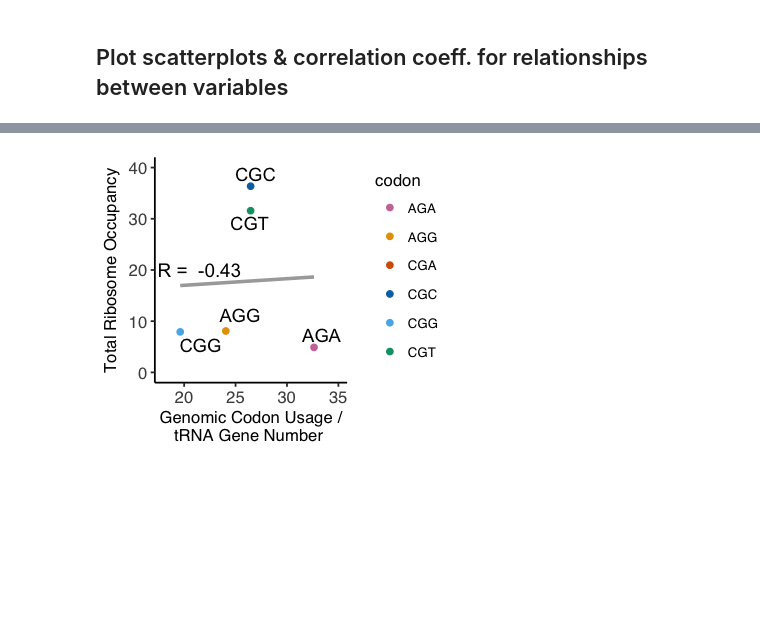
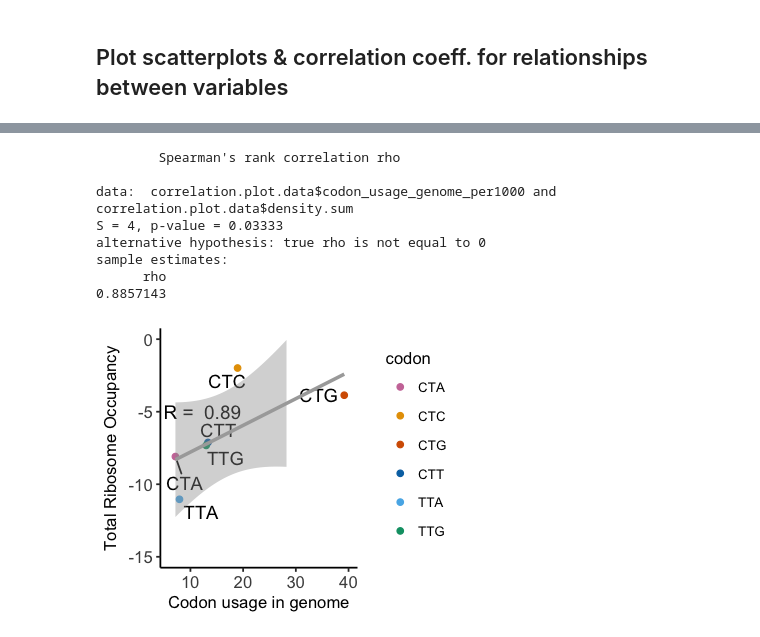
Before and after one commit to adarnell/2017_adarnell_riboseq_Rpipeline_test, a Jupyter notebook: scripts/plot_codon_usage.ipynb, the cells around one changed output, grey strips where cells are left out. Cells and saved outputs as stored; diff of their text form; code cells hidden in the pictures; blank space fills up the shorter version.

Commit message:
plotted correlations between trna gene numb and codon usage vs pausing for leucine codons

```diff
--- a/scripts/plot_codon_usage.ipynb
+++ b/scripts/plot_codon_usage.ipynb
@@ -392,0 +490,26 @@ correlation.plot.data %>%
+# %%
+
+options(repr.plot.width = 3, repr.plot.height = 2.5)
+
+correlation.plot.data <- correlationdata %>%
+  select(codon,codon_usage_transcriptome_per1000,density.sum)
+
+correlation.plot.data %>%
+  ggplot(aes(x = codon_usage_transcriptome_per1000, y = density.sum)) +
+  geom_text_repel(aes(label=codon),hjust=.55, vjust=-.75) +
+  #facet_wrap(~ anticodon, scales = "free") +
+  geom_point(aes(color=codon)) +
+  theme_classic(base_family='Arial',base_size=10) +
+  theme(axis.text = element_text(size=10)) +
+  #scale_y_continuous(limits=c(0,NA)) +
+  xlab("Codon usage in translated genes") +
+  ylab("Total Ribosome Occupancy") +
+  xlim(6,35) +
+  ylim(-15,0) +
+  annotate(x=11.3, y=-5,
+         label=paste("R = ", round(cor(correlation.plot.data$codon_usage_transcriptome_per1000, correlation.plot.data$density.sum, method = 'spearman'),2)),
+         geom="text", size=4) +
+  geom_smooth(method="lm", color='darkgrey') +
+  scale_colour_manual(values=rep(cbPalette, 2)) +
+  ggsave('../figures/20170921_leucine_codonusagetranscriptome_vs_pausing_scatter.svg', width = 3, height = 2.5, units = 'in')
+cor.test(correlation.plot.data$codon_usage_transcriptome_per1000, correlation.plot.data$density.sum, method = "spearman", conf.level = 0.95)
@@ -393,26 +526,35 @@ correlation.plot.data %>%
 # %%
 options(repr.plot.width = 3, repr.plot.height = 2.5)
 
 correlation.plot.data <- correlationdata %>%
-  select(codon,codonusagegenome_over_trnagenenumber,density.sum)
+  select(codon,codon_usage_genome_per1000,density.sum)
 
 correlation.plot.data %>%
-  ggplot(aes(x = codonusagegenome_over_trnagenenumber, y = density.sum)) +
+  ggplot(aes(x = codon_usage_genome_per1000, y = density.sum)) +
   geom_text_repel(aes(label=codon),hjust=.55, vjust=-.75) +
   #facet_wrap(~ anticodon, scales = "free") +
   geom_point(aes(color=codon)) +
-  theme_classic(base_family='Helvetica',base_size=10) +
+  theme_classic(base_family='Arial',base_size=10) +
   theme(axis.text = element_text(size=10)) +
   #scale_y_continuous(limits=c(0,NA)) +
-  xlab("Genomic Codon Usage /\ntRNA Gene Number ") +
+  xlab("Codon usage in genome") +
   ylab("Total Ribosome Occupancy") +
-  xlim(18,35) +
-  ylim(0,40) +
-  annotate(x=21.5, y=20,
-         label=paste("R = ", round(cor(correlation.plot.data$codonusagegenome_over_trnagenenumber, correlation.plot.data$density.sum),2)),
+  xlim(6,40) +
+  ylim(-15,0) +
+  annotate(x=12.3, y=-5,
+         label=paste("R = ", round(cor(correlation.plot.data$codon_usage_genome_per1000, correlation.plot.data$density.sum, method = 'spearman'),2)),
          geom="text", size=4) +
   geom_smooth(method="lm", color='darkgrey') +
   scale_colour_manual(values=rep(cbPalette, 2)) +
-  ggsave('../figures/20170917_codonusagegenome_over_trnagenenumber_vs_pausing_scatter.svg',width = 3, height = 2.5, units = 'in')
+  ggsave('../figures/20170921_leucine_codonusagegenome_vs_pausing_scatter.svg',width = 3, height = 2.5, units = 'in')
+cor.test(correlation.plot.data$codon_usage_genome_per1000, correlation.plot.data$density.sum, method = "spearman", conf.level = 0.95)
 # %% [output]
+        Spearman's rank correlation rho
+
+data:  correlation.plot.data$codon_usage_genome_per1000 and correlation.plot.data$density.sum
+S = 4, p-value = 0.03333
+alternative hypothesis: true rho is not equal to 0
+sample estimates:
+      rho
+0.8857143
-[figure, old version]
+[figure, new version]
```
Also changed, not shown: parts of 16 cells of this notebook.
